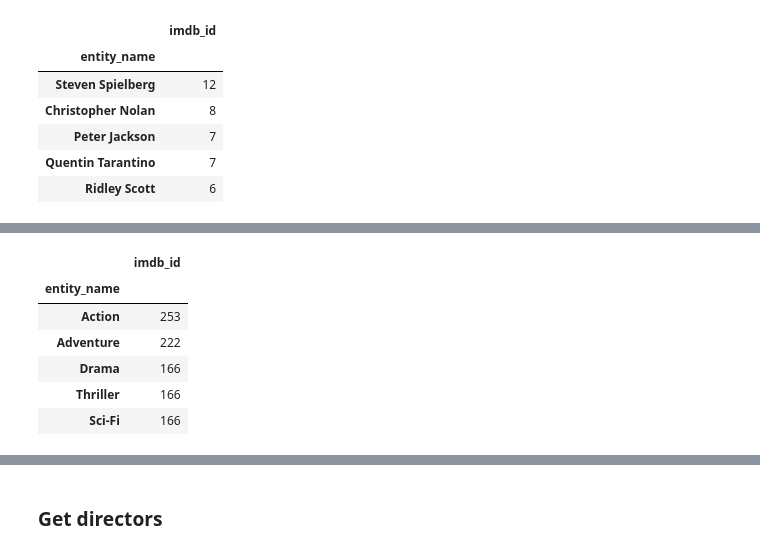
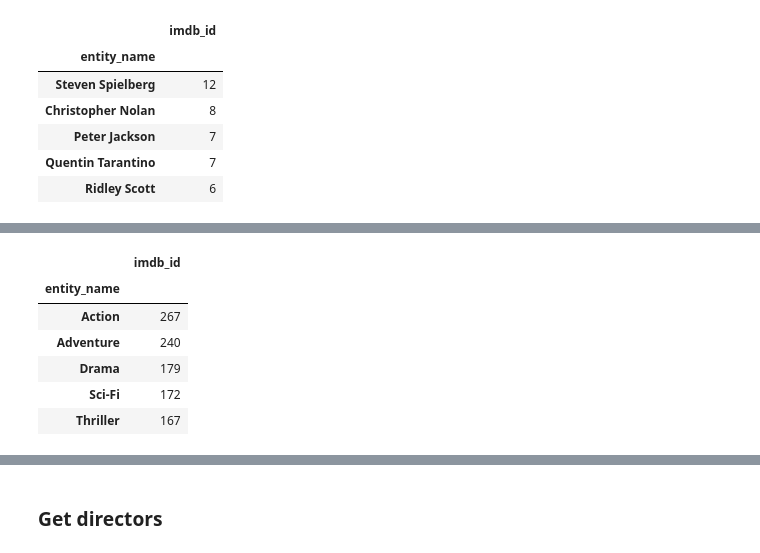
Before and after one commit to samuelluo/movies, a Jupyter notebook: explore.ipynb, the cells around one changed output, grey strips where cells are left out. Cells and saved outputs as stored; diff of their text form; code cells hidden in the pictures.

```diff
--- a/explore.ipynb
+++ b/explore.ipynb
@@ -14,6 +10,8 @@ import bs4
 # Read in data
 entities = pandas.read_csv('data/entities.csv')
 movies   = pandas.read_csv('data/movies.csv')
+# %%
+entities = entities.merge(movies[['imdb_id', 'title', 'release_year']])
 # %% [markdown]
 ### release_year vs. release_date.year
 # %%
@@ -129,13 +181,14 @@ entities.query("entity_type == 'studio'") \
 # %%
 # My top-watched genres
-entities.query("entity_type == 'genre'") \
-        .groupby('entity_name').count()['imdb_id'] \
-        .sort_values(ascending=False).head().to_frame()
+genres = entities.query("entity_type == 'genre'") \
+                 .groupby('entity_name').count()['imdb_id'] \
+                 .sort_values(ascending=False).head().to_frame()
+genres
 # %% [output]
 |  | imdb_id |
 | entity_name |  |
-| Action | 253 |
-| Adventure | 222 |
-| Drama | 166 |
-| Thriller | 166 |
-| Sci-Fi | 166 |
+| Action | 267 |
+| Adventure | 240 |
+| Drama | 179 |
+| Sci-Fi | 172 |
+| Thriller | 167 |
```
Also changed, not shown: parts of 24 cells of this notebook, 10 other files.
